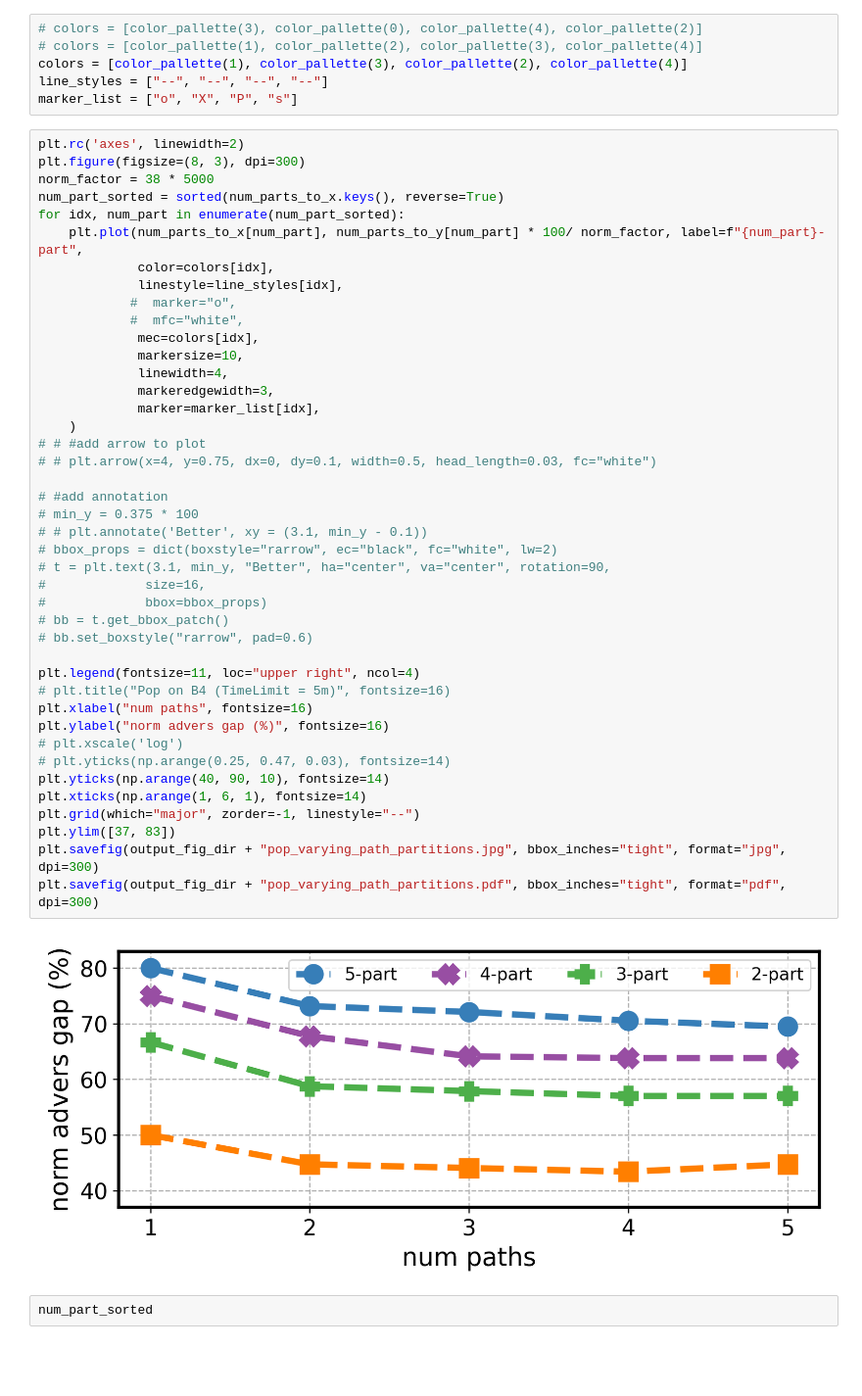
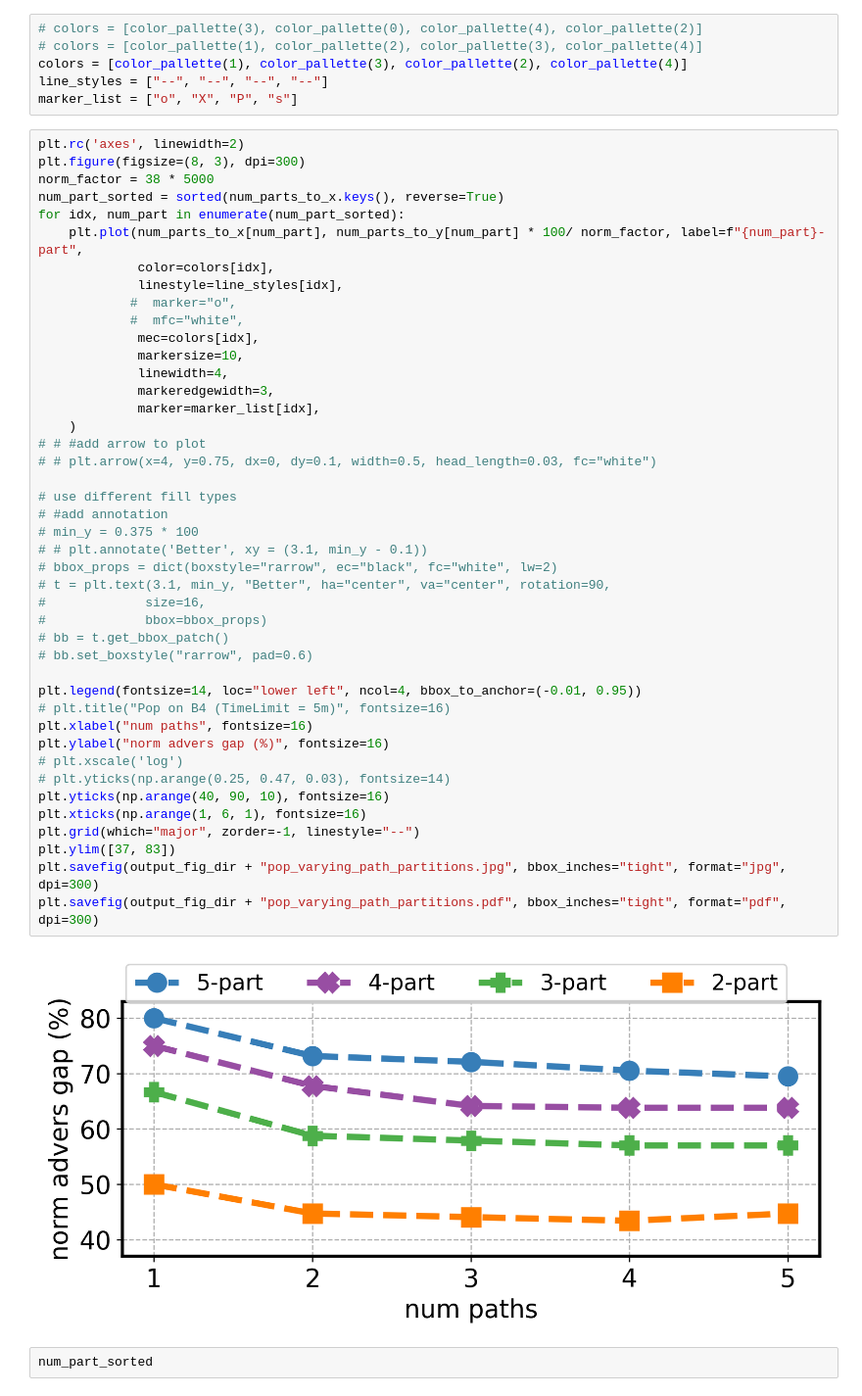
Before and after one commit to microsoft/MetaOpt, a Jupyter notebook: MetaOptimize/parsers/pop_varying_paths_partitions.ipynb, the cells around one changed output. Shown: that part at 98% size. Drawn from its saved outputs; the diff is of its cells as text; blank space fills up the shorter version.

```diff
--- a/MetaOptimize/parsers/pop_varying_paths_partitions.ipynb
+++ b/MetaOptimize/parsers/pop_varying_paths_partitions.ipynb
@@ -80,37 +80,38 @@ for idx, num_part in enumerate(num_part_sorted):
             #  mfc="white",
              mec=colors[idx],
              markersize=10,
              linewidth=4,
              markeredgewidth=3,
              marker=marker_list[idx],
     )
 # # #add arrow to plot
 # # plt.arrow(x=4, y=0.75, dx=0, dy=0.1, width=0.5, head_length=0.03, fc="white")
 
+# use different fill types
 # #add annotation
 # min_y = 0.375 * 100
 # # plt.annotate('Better', xy = (3.1, min_y - 0.1))
 # bbox_props = dict(boxstyle="rarrow", ec="black", fc="white", lw=2)
 # t = plt.text(3.1, min_y, "Better", ha="center", va="center", rotation=90,
 #             size=16,
 #             bbox=bbox_props)
 # bb = t.get_bbox_patch()
 # bb.set_boxstyle("rarrow", pad=0.6)
 
-plt.legend(fontsize=11, loc="upper right", ncol=4)
+plt.legend(fontsize=14, loc="lower left", ncol=4, bbox_to_anchor=(-0.01, 0.95))
 # plt.title("Pop on B4 (TimeLimit = 5m)", fontsize=16)
 plt.xlabel("num paths", fontsize=16)
 plt.ylabel("norm advers gap (%)", fontsize=16)
 # plt.xscale('log')
 # plt.yticks(np.arange(0.25, 0.47, 0.03), fontsize=14)
-plt.yticks(np.arange(40, 90, 10), fontsize=14)
-plt.xticks(np.arange(1, 6, 1), fontsize=14)
+plt.yticks(np.arange(40, 90, 10), fontsize=16)
+plt.xticks(np.arange(1, 6, 1), fontsize=16)
 plt.grid(which="major", zorder=-1, linestyle="--")
 plt.ylim([37, 83])
 plt.savefig(output_fig_dir + "pop_varying_path_partitions.jpg", bbox_inches="tight", format="jpg", dpi=300)
 plt.savefig(output_fig_dir + "pop_varying_path_partitions.pdf", bbox_inches="tight", format="pdf", dpi=300)
 # %% [output]
-[figure, old version]
+[figure, new version]
 # %%
 num_part_sorted
 # %% [output]
```
Also changed, not shown: 10 other files.
